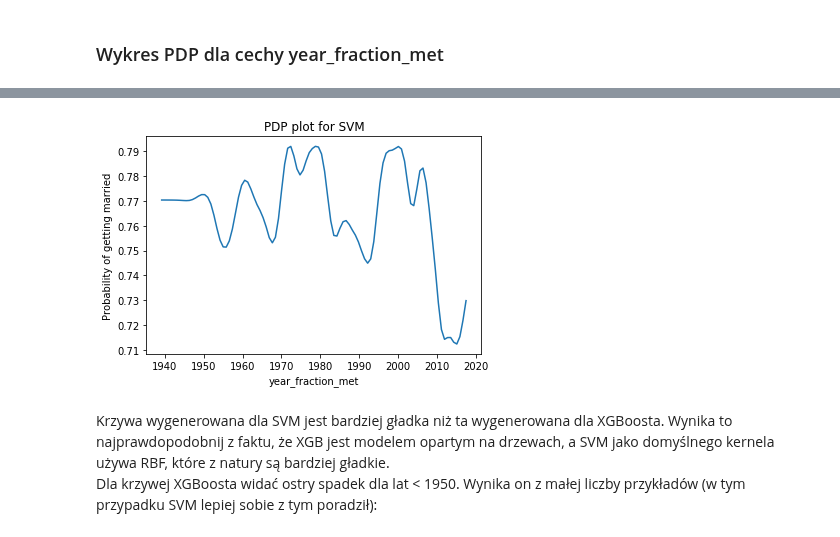
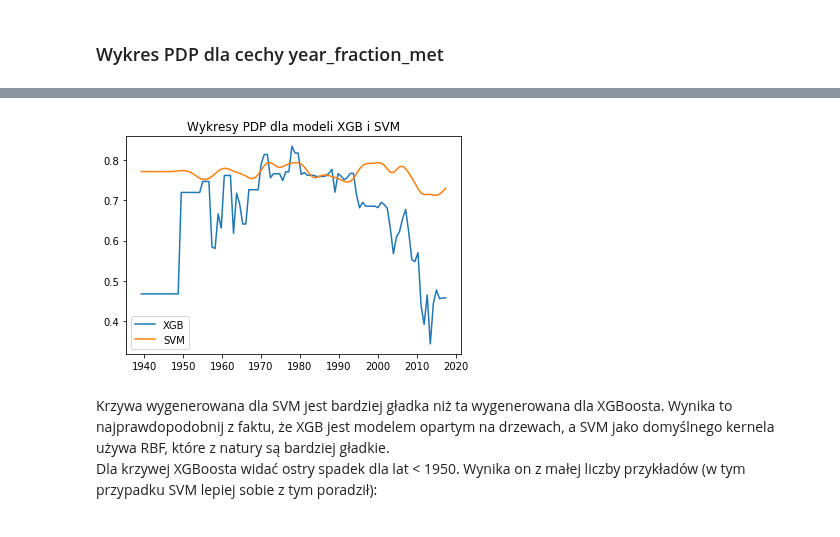
Before and after one commit to pbiecek/InterpretableMachineLearning2018S, a Jupyter notebook: PraceDomowe/PD5/Wojciech_Manke_PD5.ipynb, the cells around one changed output, grey strips where cells are left out. Cells and saved outputs as stored; diff of their text form; code cells hidden in the pictures.

```diff
--- a/PraceDomowe/PD5/Wojciech_Manke_PD5.ipynb
+++ b/PraceDomowe/PD5/Wojciech_Manke_PD5.ipynb
@@ -127,16 +122,14 @@ Pozostałe cechy wykazują podobne zachowania w obu modelach.
 ### Wykres PDP dla cechy year_fraction_met
 # %%
 N_POINTS = 100
-def draw_pd_plot(model, X, feature_name, model_name):
+def get_pd_plot(model, X, feature_name, model_name):
     xs = np.linspace(X[feature_name].min(), X[feature_name].max(), N_POINTS)
     ys = []
     for x in xs:
         X[feature_name] = x
         ys.append(model.predict_proba(X)[:, 0].mean())
 
-    plt.title("PDP plot for "+model_name)
-    plt.xlabel(feature_name)
-    plt.ylabel("Probability of getting married")
-    plt.plot(xs, ys)
+    return (xs, ys)
 # %%
-draw_pd_plot(xgb_model, with_dummies.copy(), 'year_fraction_met', 'XGBoost')
+plot_xgb = get_pd_plot(xgb_model, with_dummies.copy(), 'year_fraction_met', 'XGBoost')
+plot_svm = get_pd_plot(svm_model, with_dummies.copy(), 'year_fraction_met', 'SVM')
@@ -145,7 +136,11 @@ draw_pd_plot(xgb_model, with_dummies.copy(), 'year_fraction_met', 'XGBoost')
-# %%
-draw_pd_plot(svm_model, with_dummies.copy(), 'year_fraction_met', 'SVM')
-# %% [output]
-[figure, removed]
+# %%
+plt.plot(plot_xgb[0], plot_xgb[1], label="XGB")
+plt.plot(plot_svm[0], plot_svm[1], label="SVM")
+plt.legend()
+plt.title("Wykresy PDP dla modeli XGB i SVM")
+plt.show()
+# %% [output]
+[figure, added]
 # %% [markdown]
 Krzywa wygenerowana dla SVM jest bardziej gładka niż ta wygenerowana dla XGBoosta. Wynika to najprawdopodobnij z faktu, że XGB jest modelem opartym na drzewach, a SVM jako domyślnego kernela używa RBF, które z natury są bardziej gładkie. <br />
 Dla krzywej XGBoosta widać ostry spadek dla lat < 1950. Wynika on z małej liczby przykładów (w tym przypadku SVM lepiej sobie z tym poradził):
```
Also changed, not shown: parts of 5 cells of this notebook.
